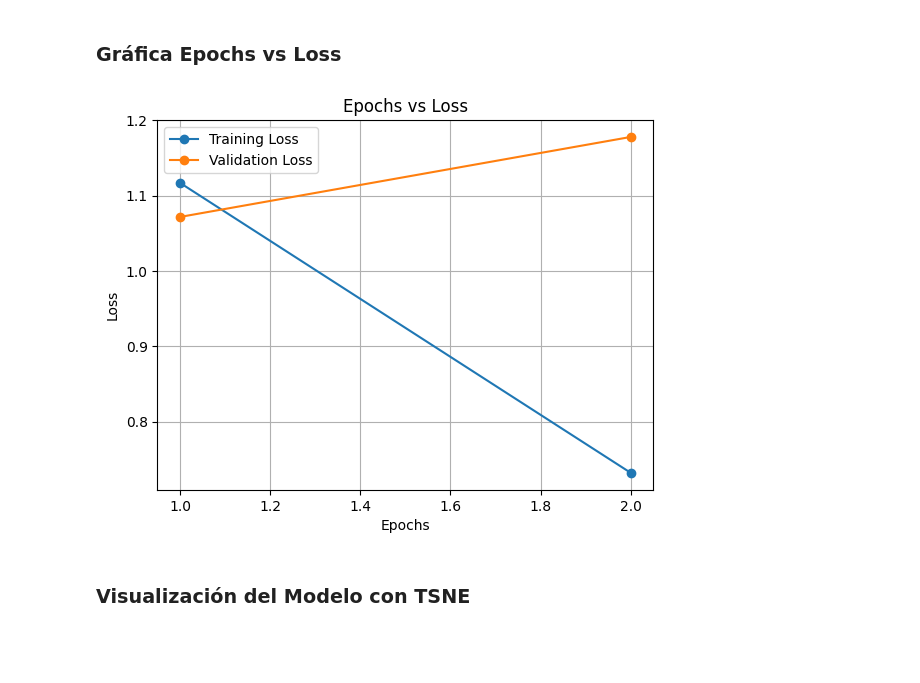
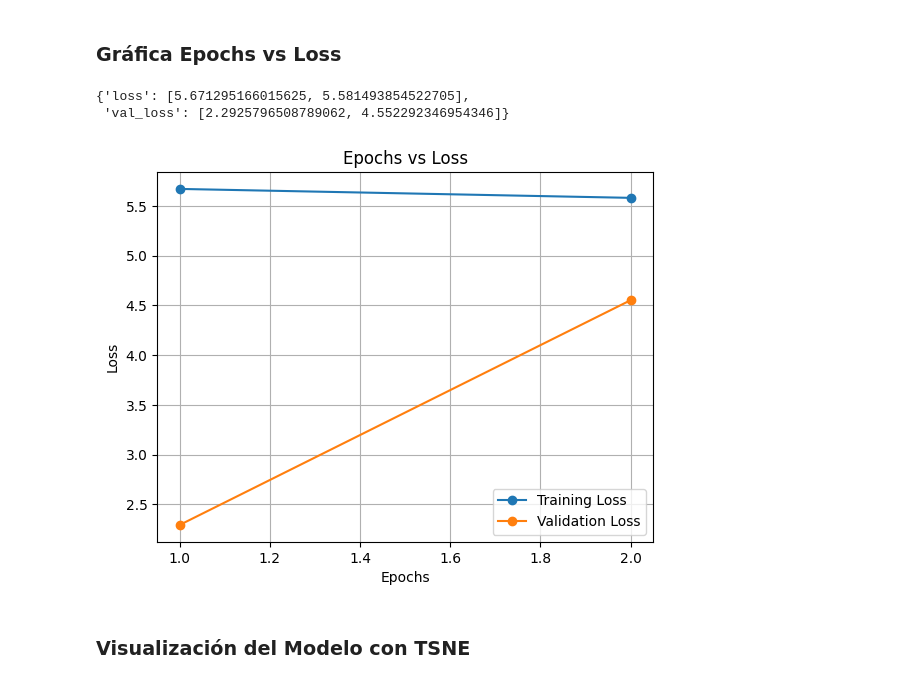
Before and after one commit to AndresH1234/Crime_Detection, a Jupyter notebook: notebooks/4_models.ipynb, the cells around one changed output. Saved outputs shown, nothing was run; the diff lists cells and outputs as text; code cells hidden in the pictures; blank space fills up the shorter version.

```diff
--- a/notebooks/4_models.ipynb
+++ b/notebooks/4_models.ipynb
@@ -160,9 +187,6 @@ class VideoDataModule:
 
     def test_dataset(self):
         return self._dataframe_to_tf_dataset(self.test_df, shuffle=False)
-
-    def predict_dataset(self):
-        return self._dataframe_to_tf_dataset(self.test_df, shuffle=False)
 # %% [markdown]
 ## I3D Model
 # %%
@@ -355,0 +219,5 @@ El mejor valor de lambda es: 0.001
+# %%
+epochs = 2  # Número de épocas
+max_learning_rate = 0.1  # Ejemplo
+initial_learning_rate = 1e-5  # Ejemplo
+num_classes = 2
@@ -362,37 +246,8 @@ data_module = VideoDataModule(train_df, valid_df, test_df, batch_size=8)
 train_dataset = data_module.train_dataset()
 val_dataset = data_module.val_dataset()
 test_dataset = data_module.test_dataset()
-predict_dataset = data_module.predict_dataset()
 
 model_1 = KerasI3D(num_classes=num_classes)
-optimizer = tf.keras.optimizers.Adam(learning_rate=best_lambda)
+optimizer = tf.keras.optimizers.Adam(learning_rate=initial_learning_rate)
 loss_fn = tf.keras.losses.SparseCategoricalCrossentropy(from_logits=True)
 model_1.compile(optimizer=optimizer, loss=loss_fn, metrics=["accuracy"])
-# %%
-epochs = 2  # Número de épocas
-
-checkpoint_dir = f"checkpoints/i3d_model"
-os.makedirs(checkpoint_dir, exist_ok=True)
-
-# Crear los callbacks
-early_stop_callback = EarlyStopping(
-    monitor="val_loss",
-    patience=3,
-    mode="min",
-    restore_best_weights=True
-)
-checkpoint_callback = ModelCheckpoint(
-    filepath=os.path.join(checkpoint_dir, "model_best"),
-    save_best_only=True,
-    monitor="val_loss",
-    mode="min",
-    save_weights_only=True
-)
-
-history = model_1.fit(
-    train_dataset,
-    validation_data=val_dataset,
-    epochs=epochs,
-    callbacks=[early_stop_callback, checkpoint_callback],
-    verbose=1
-)
@@ -424,25 +370,29 @@ test_loss, test_acc = model_1.evaluate(test_dataset, verbose=1)
 # %% [markdown]
 ### Gráfica Epochs vs Loss
+# %%
+history_full
+# %% [output]
+{'loss': [5.671295166015625, 5.581493854522705],
+ 'val_loss': [2.2925796508789062, 4.552292346954346]}
 # %%
 import matplotlib.pyplot as plt
-
 # Extraer la pérdida de entrenamiento y validación
-loss = history.history['loss']
-val_loss = history.history['val_loss']
+loss = history_full['loss']
+val_loss = history_full['val_loss']
 
 # Crear la gráfica
 plt.plot(range(1, len(loss) + 1), loss, label='Training Loss', marker='o')
 plt.plot(range(1, len(val_loss) + 1), val_loss, label='Validation Loss', marker='o')
 
 # Etiquetas y título
 plt.xlabel('Epochs')
 plt.ylabel('Loss')
 plt.title('Epochs vs Loss')
 plt.legend()
 plt.grid(True)
 plt.show()
 # %% [output]
-[figure, old version]
+[figure, new version]
 # %% [markdown]
 ### Visualización del Modelo con TSNE
 # %%
```
Also changed, not shown: parts of 42 cells of this notebook.
